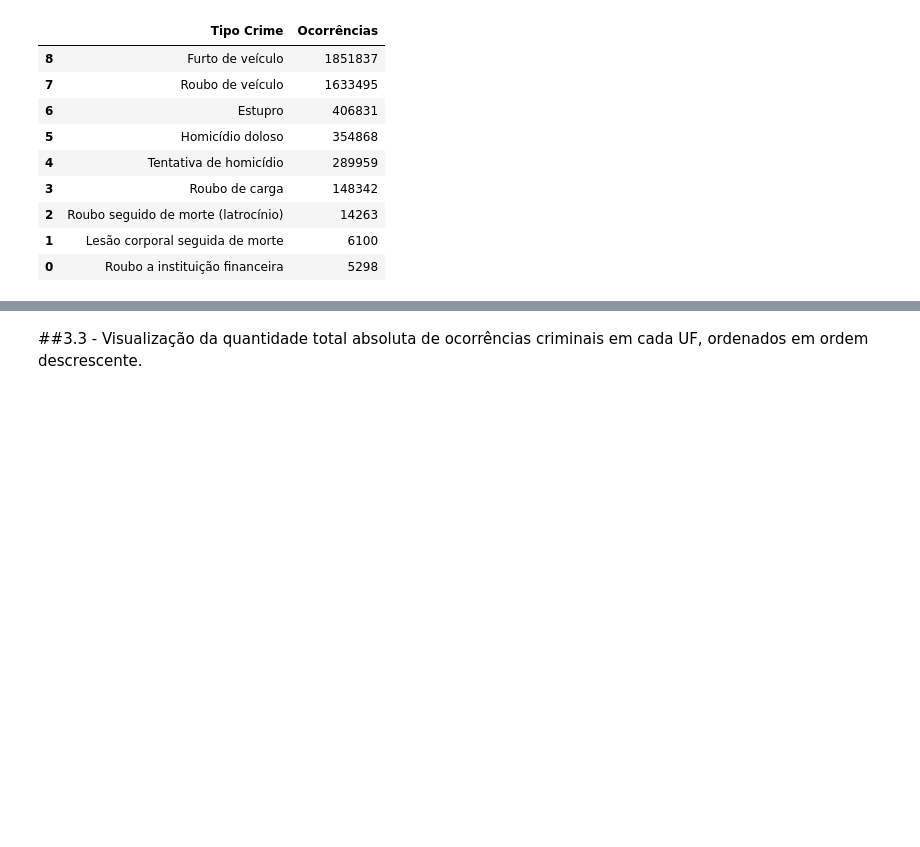
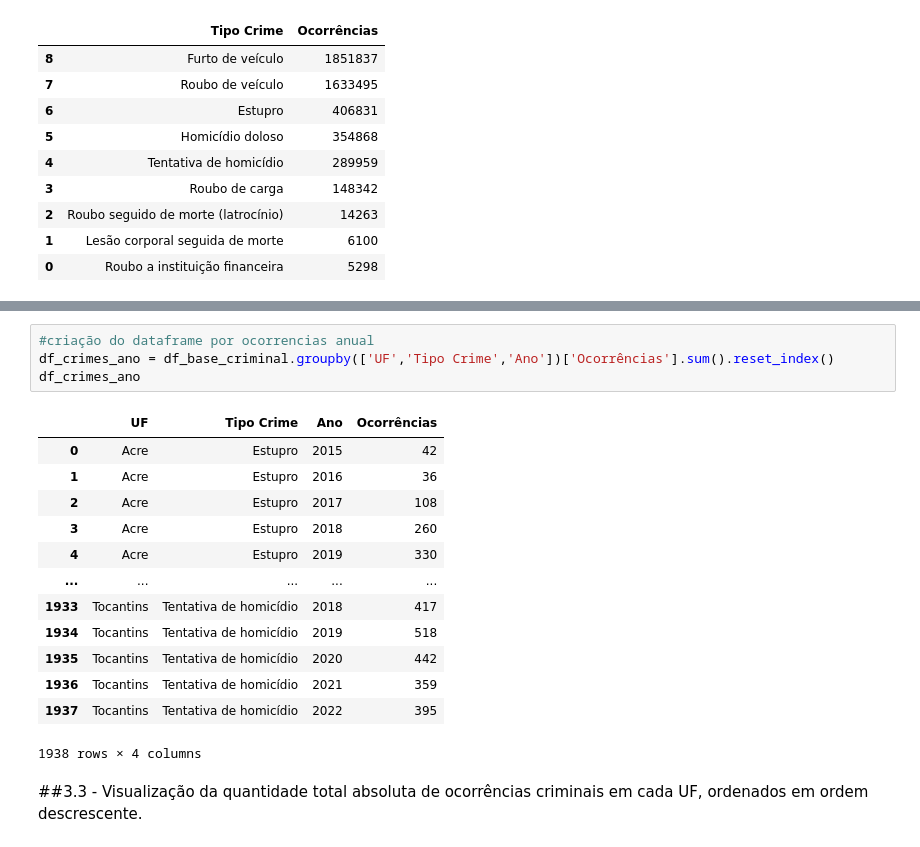
Before and after one commit to Marcelo-Silvestre/Analise_Dados_Boas_Praticas_PUCRIO, a Jupyter notebook: Notebooks/MVP_Análise_de_Dados_e_Boas_Práticas_(4052025001857).ipynb, the cells around one changed output, grey strips where cells are left out. Drawn from its saved outputs; the diff is of its cells as text; blank space fills up the shorter version.

```diff
--- a/Notebooks/MVP_Análise_de_Dados_e_Boas_Práticas_(4052025001857).ipynb
+++ b/Notebooks/MVP_Análise_de_Dados_e_Boas_Práticas_(4052025001857).ipynb
@@ -150,3 +149,21 @@ O gráfico de barras horizontais mostra as quantidades totais absolutas de cada
+# %%
+#criação do dataframe por ocorrencias anual
+df_crimes_ano = df_base_criminal.groupby(['UF','Tipo Crime','Ano'])['Ocorrências'].sum().reset_index()
+df_crimes_ano
+# %% [output]
+|  | UF | Tipo Crime | Ano | Ocorrências |
+| 0 | Acre | Estupro | 2015 | 42 |
+| 1 | Acre | Estupro | 2016 | 36 |
+| 2 | Acre | Estupro | 2017 | 108 |
+| 3 | Acre | Estupro | 2018 | 260 |
+| 4 | Acre | Estupro | 2019 | 330 |
+| ... | ... | ... | ... | ... |
+| 1933 | Tocantins | Tentativa de homicídio | 2018 | 417 |
+| 1934 | Tocantins | Tentativa de homicídio | 2019 | 518 |
+| 1935 | Tocantins | Tentativa de homicídio | 2020 | 442 |
+| 1936 | Tocantins | Tentativa de homicídio | 2021 | 359 |
+| 1937 | Tocantins | Tentativa de homicídio | 2022 | 395 |
+1938 rows × 4 columns
 # %% [markdown]
 ##3.3 - Visualização da quantidade total absoluta de ocorrências criminais em cada UF, ordenados em ordem descrescente.
 # %%
```
Also changed, not shown: parts of 7 cells of this notebook.
